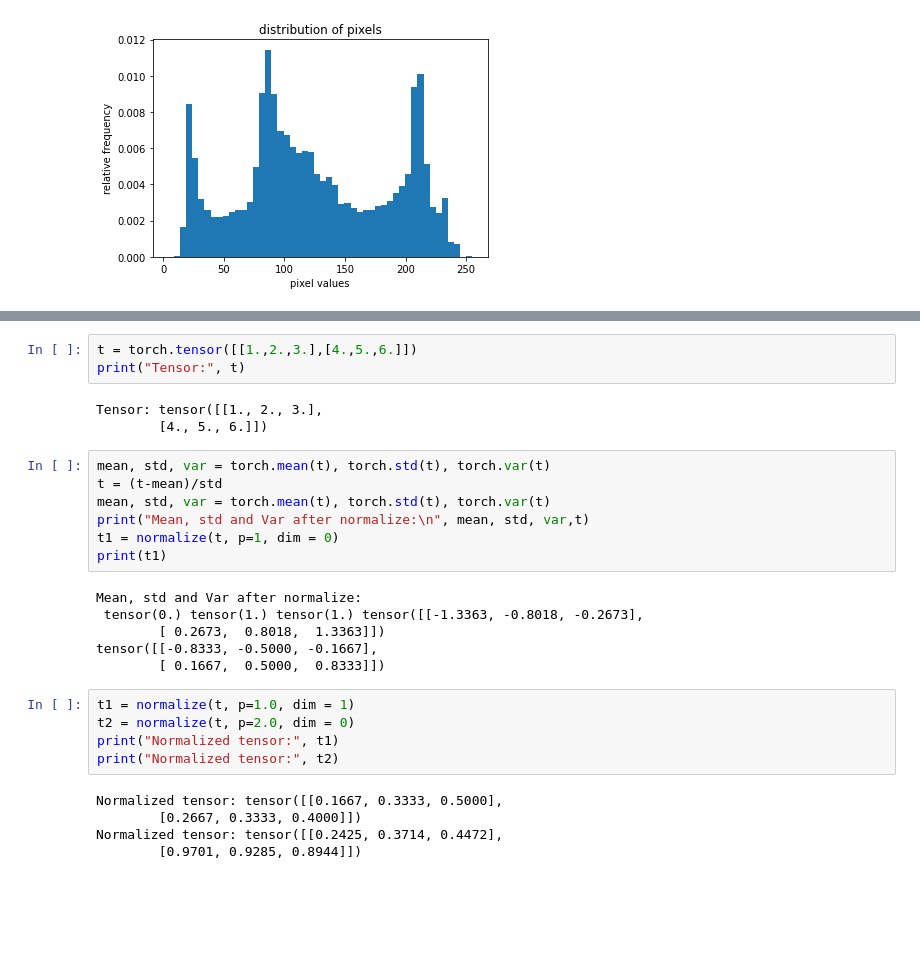
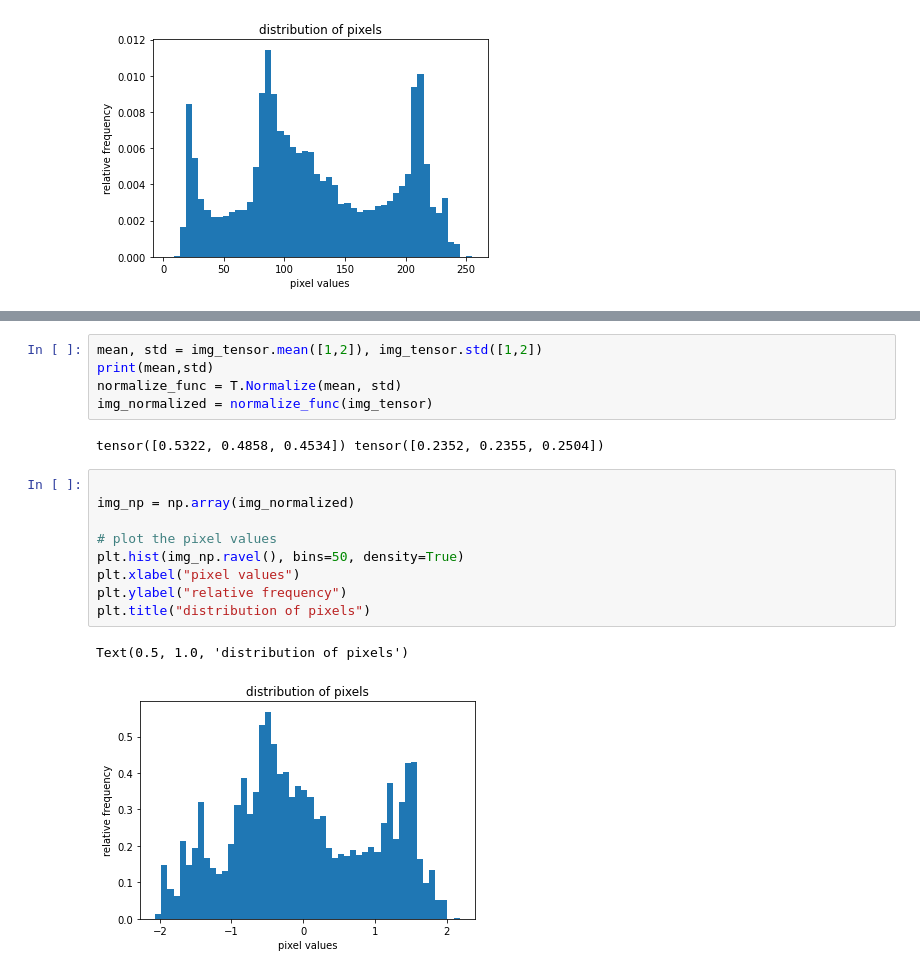
Before and after one commit to msasen/pytorch, a Jupyter notebook: 1-transform-islemleri.ipynb, the cells around one changed output, grey strips where cells are left out. Saved outputs shown, nothing was run; the diff lists cells and outputs as text; blank space fills up the shorter version.

```diff
--- a/1-transform-islemleri.ipynb
+++ b/1-transform-islemleri.ipynb
@@ -169,29 +195,19 @@ Std of the image: tensor([0.2253, 0.2274, 0.2430, 0.0000])
-# %%
-t = torch.tensor([[1.,2.,3.],[4.,5.,6.]])
-print("Tensor:", t)
-# %% [output]
-Tensor: tensor([[1., 2., 3.],
-        [4., 5., 6.]])
-# %%
-mean, std, var = torch.mean(t), torch.std(t), torch.var(t)
-t = (t-mean)/std
-mean, std, var = torch.mean(t), torch.std(t), torch.var(t)
-print("Mean, std and Var after normalize:\n", mean, std, var,t)
-t1 = normalize(t, p=1, dim = 0)
-print(t1)
-# %% [output]
-Mean, std and Var after normalize:
- tensor(0.) tensor(1.) tensor(1.) tensor([[-1.3363, -0.8018, -0.2673],
-        [ 0.2673,  0.8018,  1.3363]])
-tensor([[-0.8333, -0.5000, -0.1667],
-        [ 0.1667,  0.5000,  0.8333]])
-# %%
-t1 = normalize(t, p=1.0, dim = 1)
-t2 = normalize(t, p=2.0, dim = 0)
-print("Normalized tensor:", t1)
-print("Normalized tensor:", t2)
-# %% [output]
-Normalized tensor: tensor([[0.1667, 0.3333, 0.5000],
-        [0.2667, 0.3333, 0.4000]])
-Normalized tensor: tensor([[0.2425, 0.3714, 0.4472],
-        [0.9701, 0.9285, 0.8944]])
+# %%
+mean, std = img_tensor.mean([1,2]), img_tensor.std([1,2])
+print(mean,std)
+normalize_func = T.Normalize(mean, std)
+img_normalized = normalize_func(img_tensor)
+# %% [output]
+tensor([0.5322, 0.4858, 0.4534]) tensor([0.2352, 0.2355, 0.2504])
+# %%
+
+img_np = np.array(img_normalized)
+
+# plot the pixel values
+plt.hist(img_np.ravel(), bins=50, density=True)
+plt.xlabel("pixel values")
+plt.ylabel("relative frequency")
+plt.title("distribution of pixels")
+# %% [output]
+Text(0.5, 1.0, 'distribution of pixels')
+[figure, added]
```
Also changed, not shown: parts of 30 cells of this notebook.
